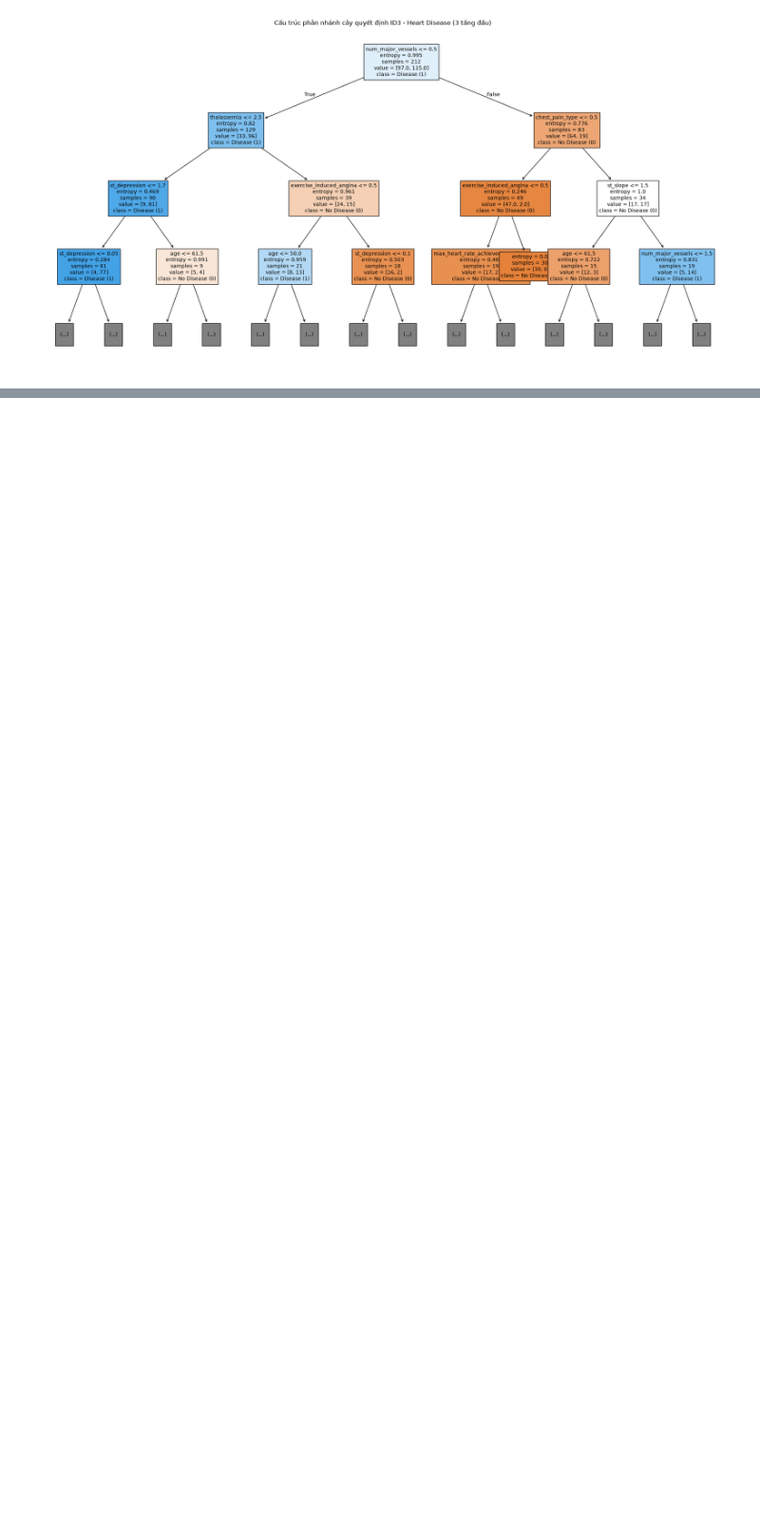
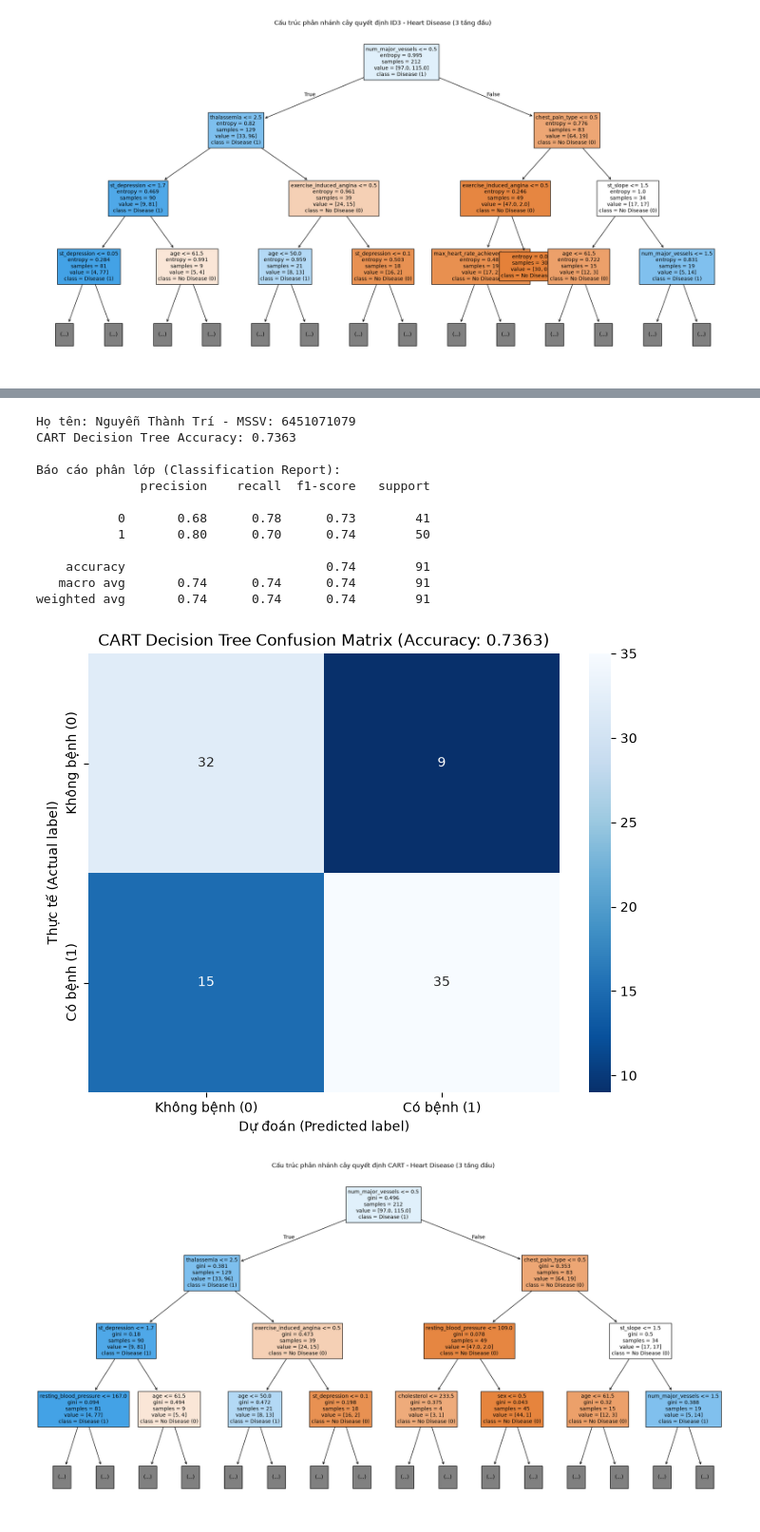
Before and after one commit to TriNguyenThanh/6451071079_Lab2, a Jupyter notebook: model/6451071079_LAB2_Bai3.ipynb, the cells around one changed output, grey strips where cells are left out. Shown at 95% size. Saved outputs shown, nothing was run; the diff lists cells and outputs as text; code cells hidden in the pictures; blank space fills up the shorter version.

Commit message:
feature<bai3_cau8>: xay dung cay quyet dinh cart va danh gia ket qua

```diff
--- a/model/6451071079_LAB2_Bai3.ipynb
+++ b/model/6451071079_LAB2_Bai3.ipynb
@@ -210,0 +216,47 @@ weighted avg       0.70      0.69      0.69        91
+# %%
+# Câu 8: Xây dựng cây CART
+clf_cart = tree.DecisionTreeClassifier(criterion="gini", random_state=42)
+clf_cart.fit(X_train, y_train)
+
+# Dự đoán trên tập kiểm thử
+cart_pred = clf_cart.predict(X_test)
+cart_score = metrics.accuracy_score(y_test, cart_pred)
+
+print("Họ tên: Nguyễn Thành Trí - MSSV: 6451071079")
+print(f"CART Decision Tree Accuracy: {cart_score:.4f}")
+print()
+print("Báo cáo phân lớp (Classification Report):")
+print(metrics.classification_report(y_test, cart_pred))
+
+# Ma trận nhầm lẫn
+cart_cm = metrics.confusion_matrix(y_test, cart_pred)
+plt.figure(figsize=(8, 6))
+sns.heatmap(cart_cm, annot=True, fmt="d", cmap="Blues_r",
+            xticklabels=['Không bệnh (0)', 'Có bệnh (1)'],
+            yticklabels=['Không bệnh (0)', 'Có bệnh (1)'])
+plt.xlabel("Dự đoán (Predicted label)")
+plt.ylabel("Thực tế (Actual label)")
+plt.title(f"CART Decision Tree Confusion Matrix (Accuracy: {cart_score:.4f})")
+plt.show()
+
+# Biểu diễn cây quyết định CART (hiển thị 3 tầng đầu)
+plt.figure(figsize=(24, 12))
+tree.plot_tree(clf_cart, max_depth=3, feature_names=X.columns.tolist(),
+               class_names=['No Disease (0)', 'Disease (1)'], filled=True, fontsize=10)
+plt.title("Cấu trúc phân nhánh cây quyết định CART - Heart Disease (3 tầng đầu)")
+plt.show()
+# %% [output]
+Họ tên: Nguyễn Thành Trí - MSSV: 6451071079
+CART Decision Tree Accuracy: 0.7363
+
+Báo cáo phân lớp (Classification Report):
+              precision    recall  f1-score   support
+
+           0       0.68      0.78      0.73        41
+           1       0.80      0.70      0.74        50
+
+    accuracy                           0.74        91
+   macro avg       0.74      0.74      0.74        91
+weighted avg       0.74      0.74      0.74        91
+[figure, added]
+[figure, added]
```
Also changed, not shown: parts of 1 cell of this notebook.
